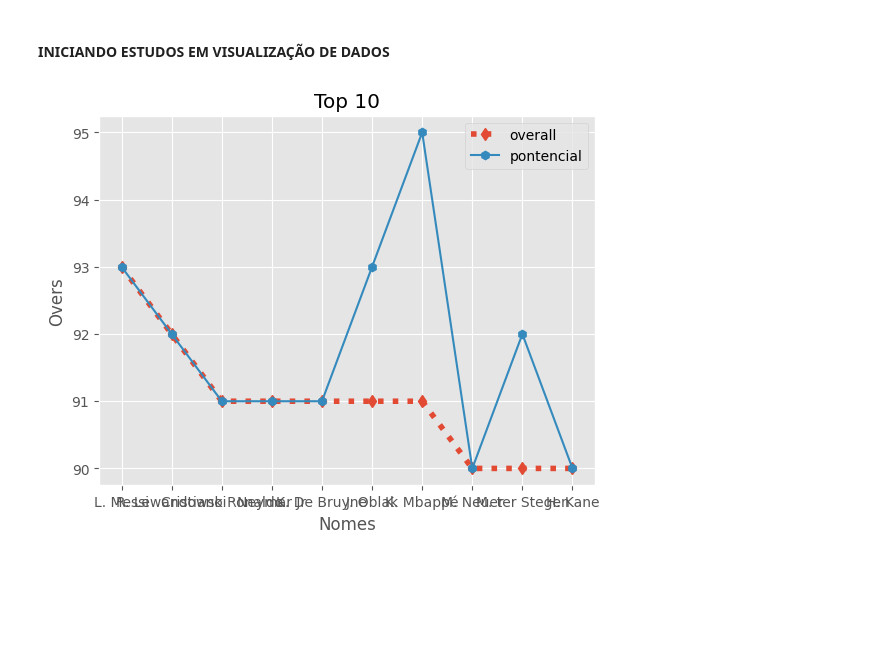
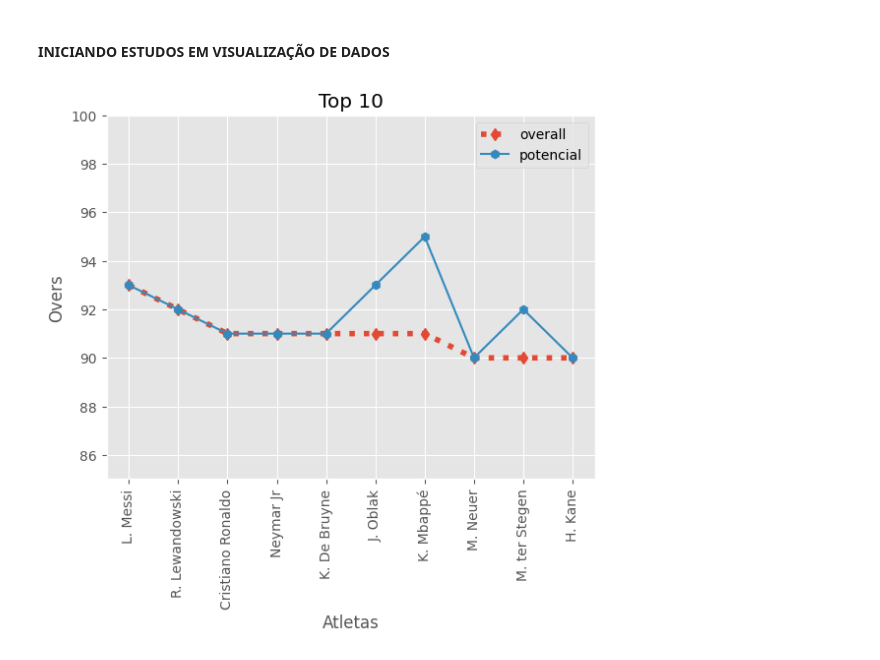
Before and after one commit to lucasghidini/AulasJupyter, a Jupyter notebook: aula1.ipynb, the cells around one changed output. Cells and saved outputs as stored; diff of their text form; code cells hidden in the pictures; blank space fills up the shorter version.

Commit message:
feat: mais sobre visualização

```diff
--- a/aula1.ipynb
+++ b/aula1.ipynb
@@ -568,18 +568,20 @@ from matplotlib import pyplot as plt
 # %%
 fifa10 = fifa.head(10)[['short_name','overall','potential']]
 plt.style.use('ggplot')
 
 plt.title('Top 10')
 
-plt.xlabel('Nomes')
+plt.xlabel('Atletas')
 
 plt.ylabel('Overs')
 
 
-plt.plot('short_name','overall', data= fifa10, linewidth=4, marker= 'd', linestyle= ':')
-plt.plot('short_name','potential', data=fifa10, marker= 'h')
-plt.legend(['overall','pontencial'])
+plt.plot('short_name','overall', data= fifa10, linewidth=4, marker= 'd', linestyle= ':',label='overall')
+plt.plot('short_name','potential', data=fifa10, marker= 'h', label= 'potencial')
+plt.legend(loc='best')
+plt.axis(ymin= 85,ymax= 100)
+plt.xticks(rotation = 90)
 
 plt.grid(True)
 # %% [output]
-[figure, old version]
+[figure, new version]
```
Also changed, not shown: parts of 1 cell of this notebook.
